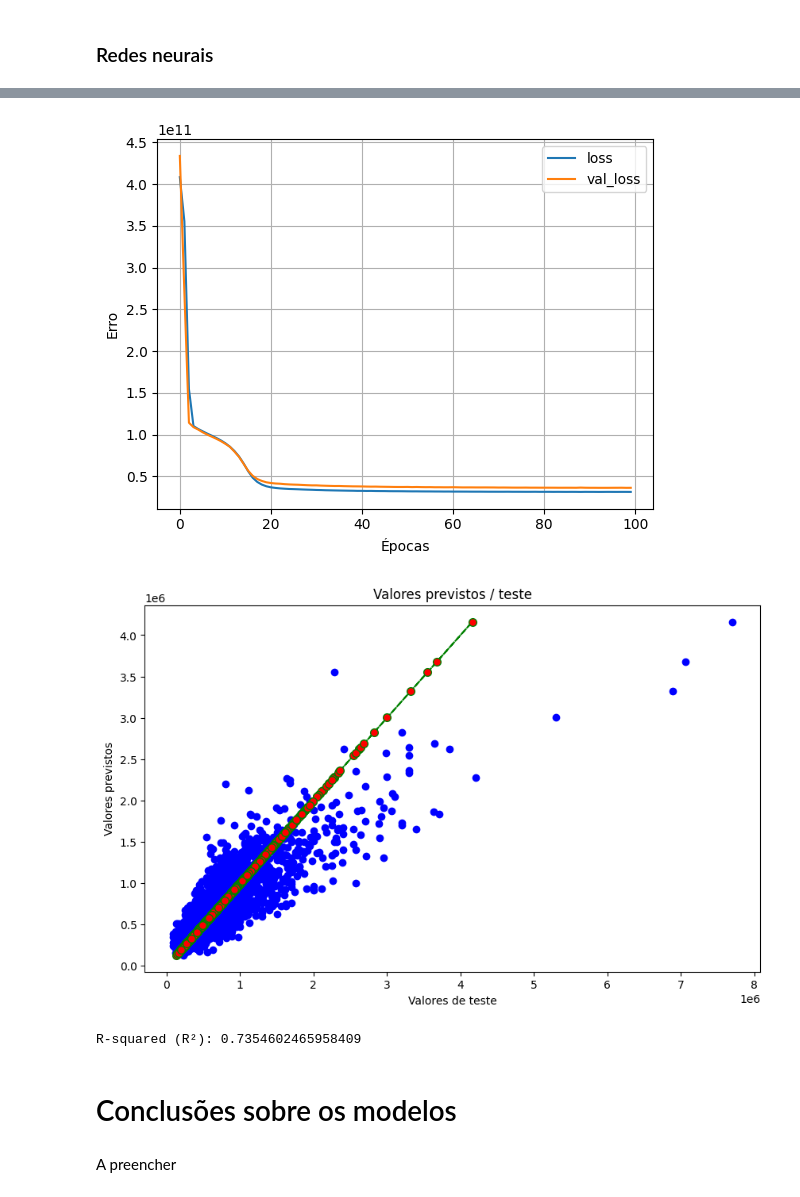
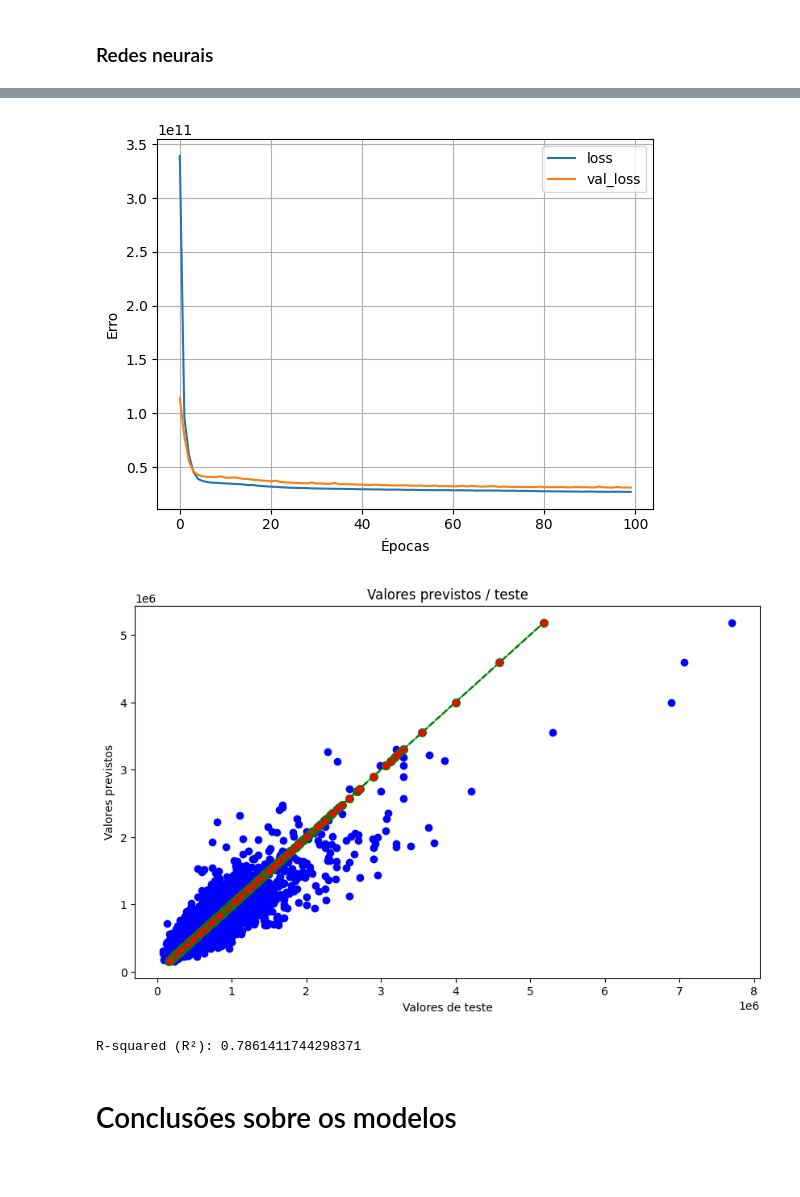
Before and after one commit to leonardodimarchi/ai-regression-and-classification, a Jupyter notebook: regression.ipynb, the cells around one changed output, grey strips where cells are left out. Saved outputs shown, nothing was run; the diff lists cells and outputs as text; code cells hidden in the pictures; blank space fills up the shorter version.

```diff
--- a/regression.ipynb
+++ b/regression.ipynb
@@ -359,14 +384,15 @@ import numpy as np
 normalizer = preprocessing.Normalization()
 normalizer.adapt(X_train.values)
 
-# Criando o modelo com o normalizador e uma camada com um único perceptron
-
+# Criando o modelo com o normalizador e algumas camadas
 model = keras.Sequential([
     normalizer,
     layers.Dense(16),
-    layers.Dense(12, activation='relu'),
-    layers.Dense(7, activation='relu'),
-    layers.Dense(5, activation='relu'),
+    layers.Dense(16, activation='relu'),
+    layers.Dense(16, activation='relu'),
+    layers.Dense(16, activation='relu'),
+    layers.Dense(8, activation='relu'),
+    layers.Dense(4, activation='relu'),
     layers.Dense(1)
 ])
 
@@ -438,7 +464,5 @@ Epoch 100/100
-[figure, old version]
+[figure, new version]
-[figure, old version]
+[figure, new version]
-R-squared (R²): 0.7354602465958409
+R-squared (R²): 0.7861411744298371
 # %% [markdown]
 # Conclusões sobre os modelos
-# %% [markdown]
-A preencher
```
Also changed, not shown: parts of 4 cells of this notebook.
